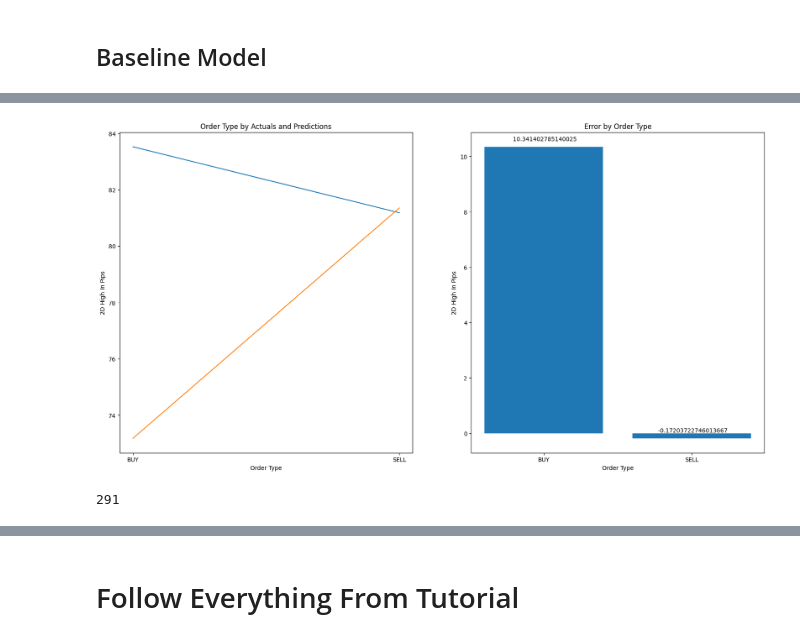
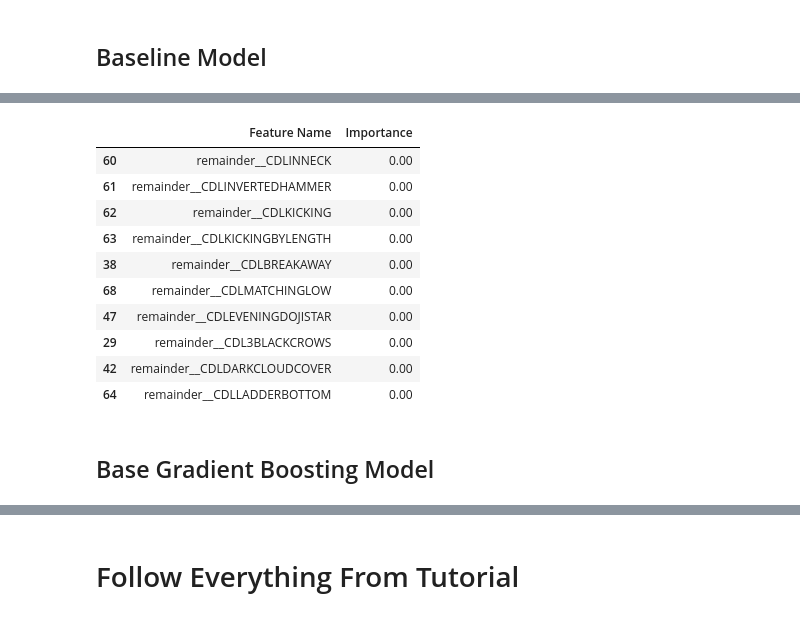
Before and after one commit to Cli091996/GU_High_ML_Project, a Jupyter notebook: GU_High_ML_Project_V2.ipynb, the cells around one changed output, grey strips where cells are left out. Saved outputs shown, nothing was run; the diff lists cells and outputs as text; code cells hidden in the pictures.

Commit message:
added feature importance for tree base models and coef for linear models

```diff
--- a/GU_High_ML_Project_V2.ipynb
+++ b/GU_High_ML_Project_V2.ipynb
@@ -154,7 +121,7 @@ print(f"Training Set: {X_train.shape}\
 #Create Column Tranformer
 Preprocessor = make_column_transformer(
                                 (StandardScaler(), num_cols_to_scale),
-                                (OneHotEncoder(feature_name_combiner=custom_combiner,drop='first',sparse_output=False),cat_cols_to_encode,{'prefix':'encoded'}),
+                                (OneHotEncoder(drop='first',sparse_output=False),cat_cols_to_encode,{'prefix':'encoded'}),
                                 (OrdinalEncoder(), cat_cols_for_ordinal_encoding),
                                 remainder='passthrough')
 
@@ -316,0 +293,14 @@ for i, txt in enumerate(group_df['error']):
+# %%
+# get pipeline feature names
+Features_Names = Base_LinReg_Model_Pipeline[:-1].get_feature_names_out()
+
+#Get coeficient
+Coefficients = lin_reg_model.coef_
+
+# Create Dataframe
+Coefficients_DF = pd.DataFrame({'Feature': Features_Names, 'Coefficient': Coefficients[0]})
+# Set display options
+pd.set_option('display.float_format', '{:.2f}'.format)  # Format to 2 decimal places
+Coefficients_DF = Coefficients_DF.sort_values(by='Coefficient', ascending=False)
+
+Coefficients_DF.head(5)
@@ -317,3 +392,12 @@ for i, txt in enumerate(group_df['error']):
+# %%
+Preprocessor = ColumnTransformer(
+    transformers=[
+        ('scaler', StandardScaler(), num_cols_to_scale),
+        ('onehot', OneHotEncoder(drop='first', sparse_output=False), cat_cols_to_encode),
+        ('ordinal', OrdinalEncoder(), cat_cols_for_ordinal_encoding)
+    ],
+    remainder='passthrough'
+)
 # %%
 #Create Pieline to be used in Model
 Base_RF_Model_Pipeline = Pipeline(steps=[
@@ -403,33 +418,20 @@ plt.show()
-# %%
-#Group by order type then plot
-group_df = df.groupby('order_type').mean().reset_index()
-
-#Create plot figure
-fig, axs = plt.subplots(1,2, figsize=(20,10))
-
-#Plot first subplot: order_type by actuals
-axs[0].plot(group_df['order_type'], group_df['Actuals'])
-axs[0].plot(group_df['order_type'], group_df['Predictions'])
-axs[0].set_xlabel('Order Type')
-axs[0].set_ylabel('2D High In Pips')
-axs[0].set_title('Order Type by Actuals and Predictions')
-
-#Plot first subplot: order_type by actuals
-axs[1].bar(group_df['order_type'], group_df['error'])
-axs[1].set_xlabel('Order Type')
-axs[1].set_ylabel('2D High In Pips')
-axs[1].set_title('Error by Order Type')
-
-#Add data labels to figure 2
-for i, txt in enumerate(group_df['error']):
-    axs[1].annotate(f' {txt}', (group_df['order_type'][i], group_df['error'][i]), textcoords='offset points', xytext=(0,10),ha='center')
-# %% [output]
-[figure, removed]
-# %%
-a = -300
-b = 9
-
-all_ = abs(a) - abs(b)
-all_
-# %% [output]
-291
+# %%
+features = Base_LinReg_Model_Pipeline[:-1].get_feature_names_out()
+
+importances = Base_RF_Model_Pipeline.named_steps['RF_Model'].feature_importances_
+
+feature_importance = pd.DataFrame({'Feature Name': features, 'Importance': importances})
+feature_importance = feature_importance.sort_values(by='Importance', ascending=False)
+feature_importance.tail(10)
+# %% [output]
+|  | Feature Name | Importance |
+| 60 | remainder__CDLINNECK | 0.00 |
+| 61 | remainder__CDLINVERTEDHAMMER | 0.00 |
+| 62 | remainder__CDLKICKING | 0.00 |
+| 63 | remainder__CDLKICKINGBYLENGTH | 0.00 |
+| 38 | remainder__CDLBREAKAWAY | 0.00 |
+| 68 | remainder__CDLMATCHINGLOW | 0.00 |
+| 47 | remainder__CDLEVENINGDOJISTAR | 0.00 |
+| 29 | remainder__CDL3BLACKCROWS | 0.00 |
+| 42 | remainder__CDLDARKCLOUDCOVER | 0.00 |
+| 64 | remainder__CDLLADDERBOTTOM | 0.00 |
@@ -435,0 +509,2 @@ all_
+# %% [markdown]
+## Base Gradient Boosting Model
```
Also changed, not shown: parts of 45 cells of this notebook.
